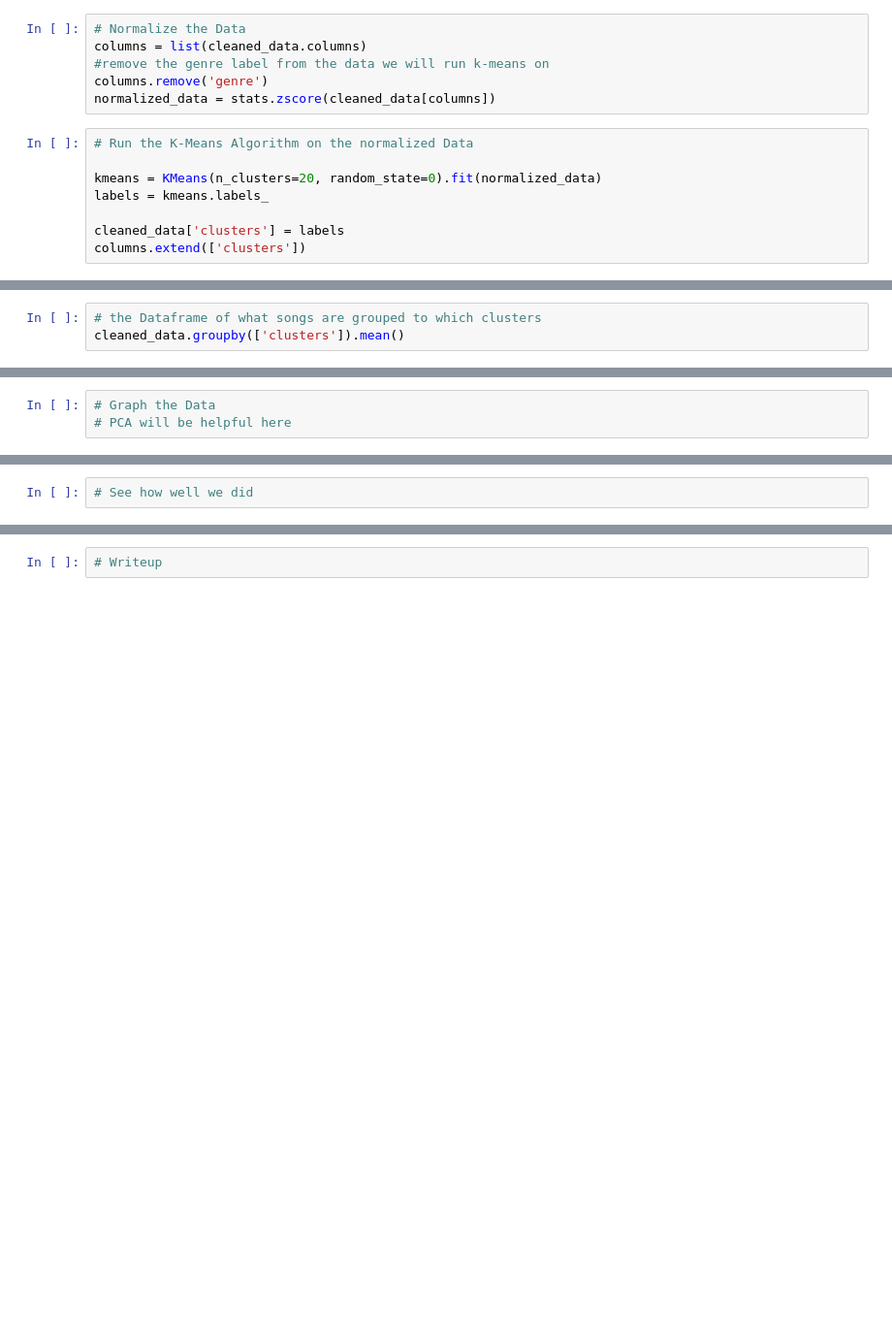
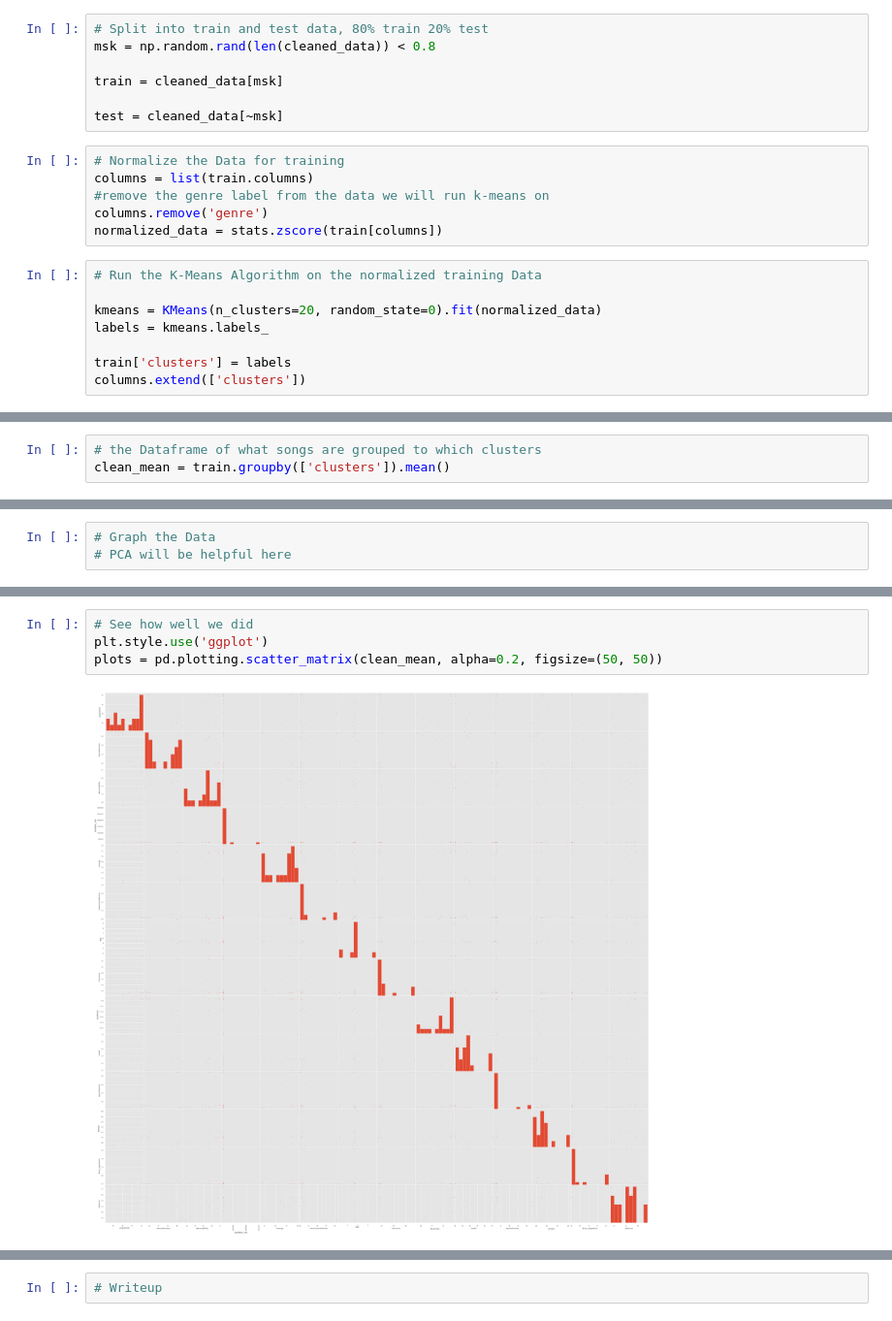
Before and after one commit to RucksP/Spotify-Genre-Prediction, a Jupyter notebook: Spotify Prediction Algorithm.ipynb, the cells around one changed output, grey strips where cells are left out. Shown at 97% size. Cells and saved outputs as stored; diff of their text form; blank space fills up the shorter version.

Commit message:
Split data

```diff
--- a/Spotify Prediction Algorithm.ipynb
+++ b/Spotify Prediction Algorithm.ipynb
@@ -50,17 +45,24 @@ raw_data
 # %%
 # Clean the data of any weird or unneccessary categories
 cleaned_data = pd.read_csv('Data/CleanSpotifyData.csv')
+# %%
+# Split into train and test data, 80% train 20% test
+msk = np.random.rand(len(cleaned_data)) < 0.8
+
+train = cleaned_data[msk]
+
+test = cleaned_data[~msk]
 # %%
-# Normalize the Data
-columns = list(cleaned_data.columns)
+# Normalize the Data for training
+columns = list(train.columns)
 #remove the genre label from the data we will run k-means on
 columns.remove('genre')
-normalized_data = stats.zscore(cleaned_data[columns])
+normalized_data = stats.zscore(train[columns])
 # %%
-# Run the K-Means Algorithm on the normalized Data
+# Run the K-Means Algorithm on the normalized training Data
 
 kmeans = KMeans(n_clusters=20, random_state=0).fit(normalized_data)
 labels = kmeans.labels_
 
-cleaned_data['clusters'] = labels
+train['clusters'] = labels
 columns.extend(['clusters'])
@@ -67,3 +74,3 @@ columns.extend(['clusters'])
 # %%
 # the Dataframe of what songs are grouped to which clusters
-cleaned_data.groupby(['clusters']).mean()
+clean_mean = train.groupby(['clusters']).mean()
@@ -114,2 +96,6 @@ cleaned_data['genre']
-# %%
-# See how well we did
+# %%
+# See how well we did
+plt.style.use('ggplot')
+plots = pd.plotting.scatter_matrix(clean_mean, alpha=0.2, figsize=(50, 50))
+# %% [output]
+[figure, added]
```
Also changed, not shown: parts of 7 cells of this notebook.
